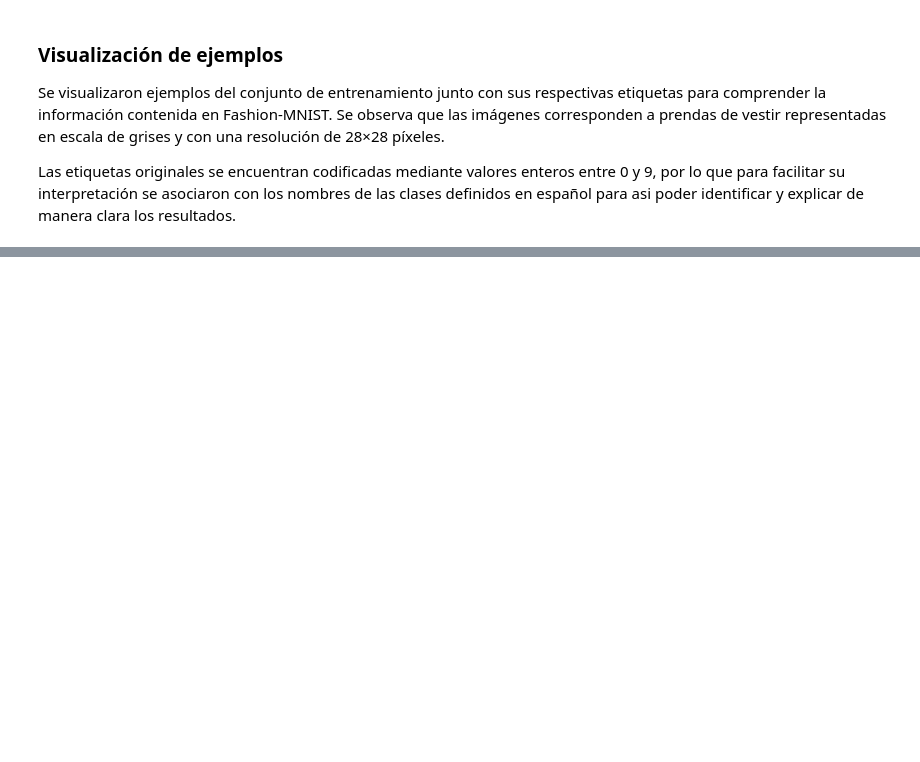
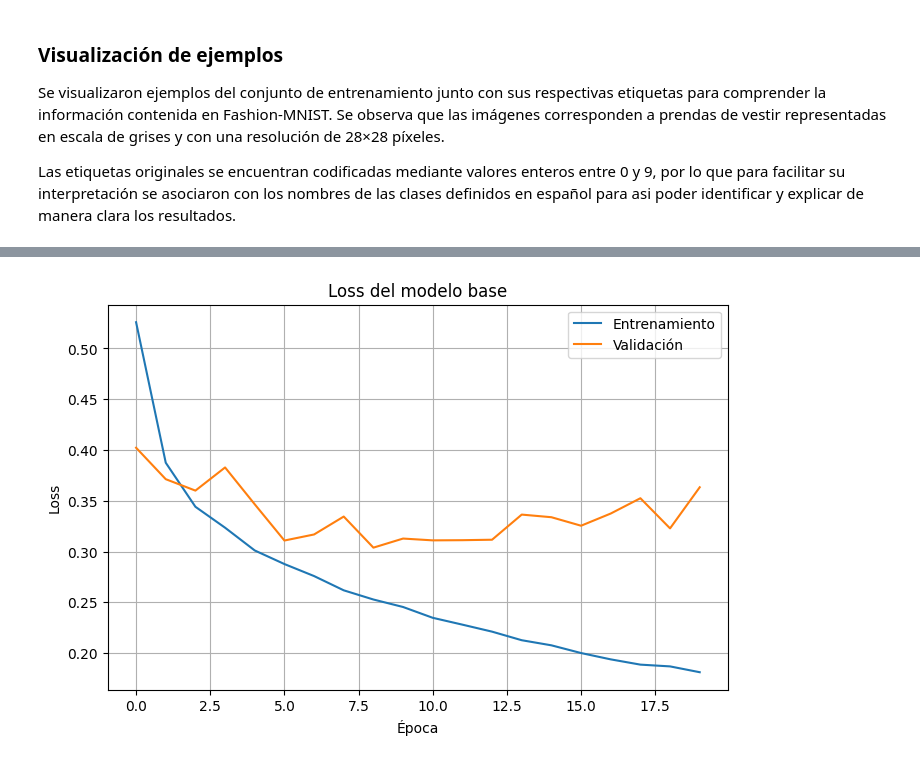
Before and after one commit to JavierPelao/Deep_Learning_Ev1, a Jupyter notebook: Deep_Learning_Ev1.ipynb, the cells around one changed output, grey strips where cells are left out. Saved outputs shown, nothing was run; the diff lists cells and outputs as text; code cells hidden in the pictures; blank space fills up the shorter version.

```diff
--- a/Deep_Learning_Ev1.ipynb
+++ b/Deep_Learning_Ev1.ipynb
@@ -110,0 +334,14 @@ Las etiquetas originales se encuentran codificadas mediante valores enteros entr
+# %%
+# Graficar loss de entrenamiento y validación
+plt.figure(figsize=(8, 5))
+plt.plot(history_base.history["loss"], label="Entrenamiento")
+plt.plot(history_base.history["val_loss"], label="Validación")
+
+plt.title("Loss del modelo base")
+plt.xlabel("Época")
+plt.ylabel("Loss")
+plt.legend()
+plt.grid()
+plt.show()
+# %% [output]
+[figure, added]
```
Also changed, not shown: parts of 22 cells of this notebook.
